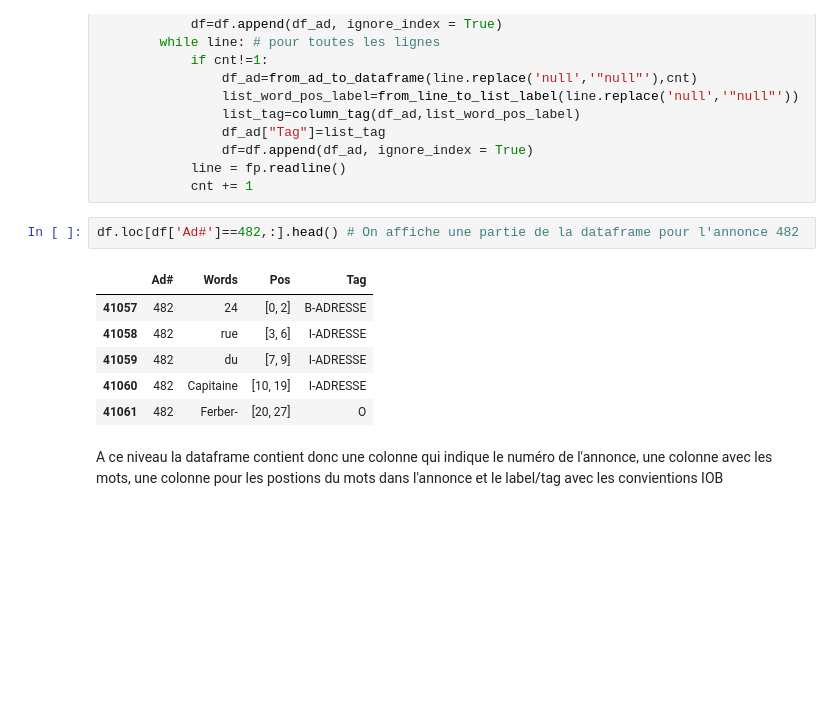
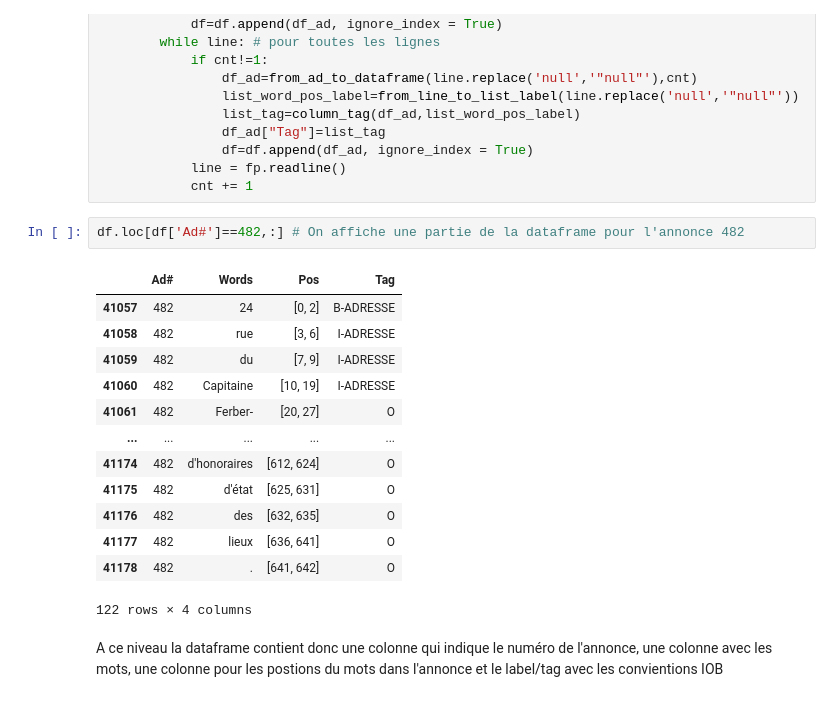
Before and after one commit to ilep/ensiie-project-ner-tagging, a Jupyter notebook: Cutting_Edge.ipynb, the cells around one changed output. Cells and saved outputs as stored; diff of their text form; blank space fills up the shorter version.

```diff
--- a/Cutting_Edge.ipynb
+++ b/Cutting_Edge.ipynb
@@ -161,14 +160,21 @@ for i in range(1,6): # 5 fichier Json
             line = fp.readline()
             cnt += 1
 # %%
-df.loc[df['Ad#']==482,:].head() # On affiche une partie de la dataframe pour l'annonce 482
+df.loc[df['Ad#']==482,:] # On affiche une partie de la dataframe pour l'annonce 482
 # %% [output]
 |  | Ad# | Words | Pos | Tag |
 | 41057 | 482 | 24 | [0, 2] | B-ADRESSE |
 | 41058 | 482 | rue | [3, 6] | I-ADRESSE |
 | 41059 | 482 | du | [7, 9] | I-ADRESSE |
 | 41060 | 482 | Capitaine | [10, 19] | I-ADRESSE |
 | 41061 | 482 | Ferber- | [20, 27] | O |
+| ... | ... | ... | ... | ... |
+| 41174 | 482 | d'honoraires | [612, 624] | O |
+| 41175 | 482 | d'état | [625, 631] | O |
+| 41176 | 482 | des | [632, 635] | O |
+| 41177 | 482 | lieux | [636, 641] | O |
+| 41178 | 482 | . | [641, 642] | O |
+122 rows × 4 columns
 # %% [markdown]
 A ce niveau la dataframe contient donc une colonne qui indique le numéro de l'annonce, une colonne avec les mots, une colonne pour les postions du mots dans l'annonce et le label/tag avec les convientions IOB
 # %% [markdown]
```
Also changed, not shown: parts of 21 cells of this notebook.
